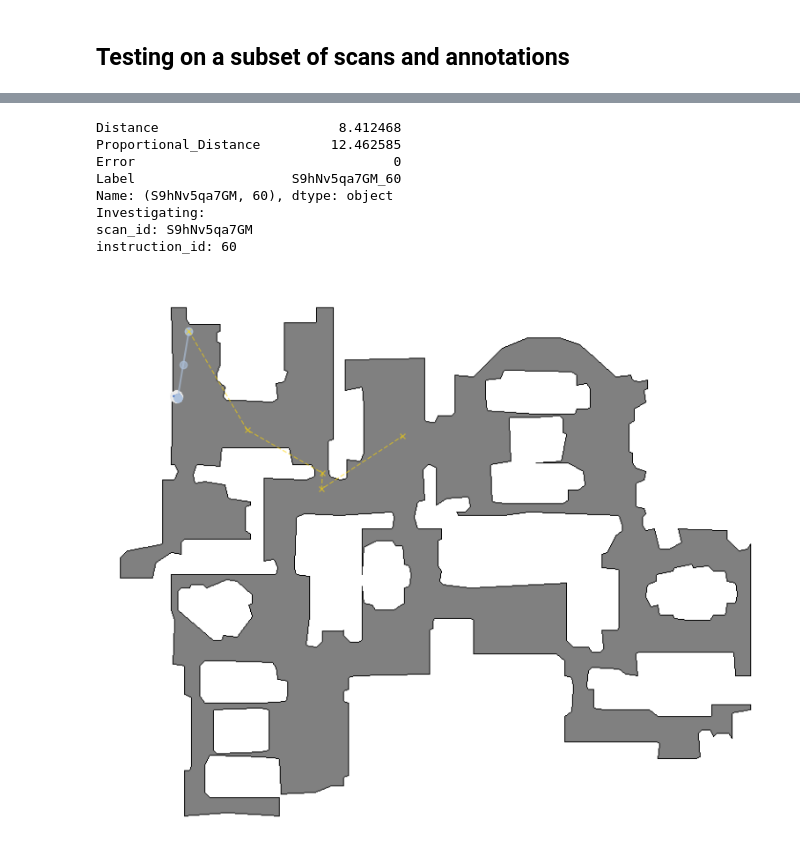
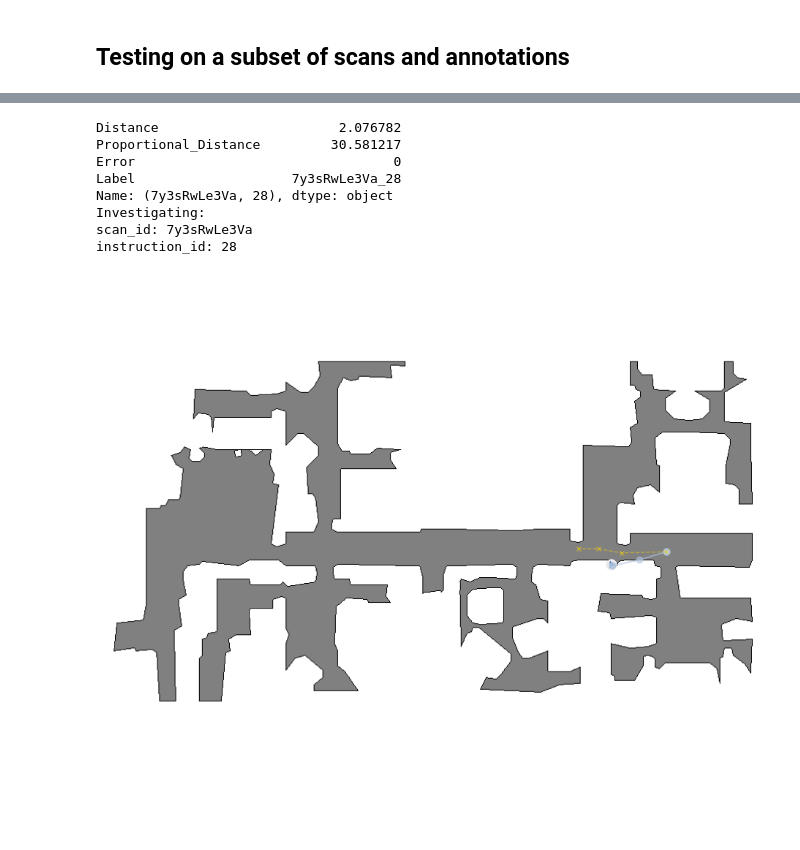
Before and after one commit to wsychiu/OCOM5300M_ResearchProject, a Jupyter notebook: data_exploration/exploring_scenes.ipynb, the cells around one changed output, grey strips where cells are left out. Saved outputs shown, nothing was run; the diff lists cells and outputs as text; code cells hidden in the pictures; blank space fills up the shorter version.

```diff
--- a/data_exploration/exploring_scenes.ipynb
+++ b/data_exploration/exploring_scenes.ipynb
@@ -884,15 +884,15 @@ def decide_next_step(inferred_nav_instructions, panorama, agent_observations, pa
     assistant_prompt = f"""You must use the following structure when answering. Do not deviate from this format:
     I am currently working towards Navigation Checkpoint: X
     Navigation Checkpoint X instructions are to: ...
+
+    1. The first image (forward) shows ...
+    2. The second image (right) shows ...
+    3. The third image (behind) shows ...
+    4. The fourth image (left) shows ...
+
     Image that best aligns with Navigation Checkpoint X: Image X
     Why Image X was selected: Image X (direction) shows ...
     Selected image direction: X
-    """
-
-    """1. The first image (forward) shows ...
-    2. The second image (right) shows ...
-    3. The third image (behind) shows ...
-    4. The fourth image (left) shows ...
     """
 
     messages = [
@@ -1288,9 +1288,9 @@ You are attempting to use Flash Attention 2.0 without specifying a torch dtype.
 ## Testing on a subset of scans and annotations
 # %%
 # If running new trajectories, run simulation
-max_scans = 8           # Maximum number of scenes
+max_scans = 10           # Maximum number of scenes
 max_annotations = 2     # Maximum number of annotations / trajectories per scan
-max_actions = 10         # Maximum number of actions per experience
+max_actions = 8         # Maximum number of actions per experience
 verbose = 2
 
 custom_scan_id_list = scan_id_list
@@ -1507,34 +1509,34 @@ Saving to: /home/wes/Documents/outputs/2024-12-08_8-scans_2-annotations_10-actio
 # %%
 # Investigating a particularly interesting scan and annotation
-scan_id = 'mJXqzFtmKg4'
-instruction_id = 2943
+scan_id = '7y3sRwLe3Va'
+instruction_id = 28
 try:
     print(df_results.loc[(scan_id, instruction_id)])
 except:
     scan_id = df_results.index[0][0]
     instruction_id = df_results.index[0][1]
     print(df_results.loc[(scan_id, instruction_id)])
 
 print(f'Investigating:')
 print(f'scan_id: {scan_id}')
 print(f'instruction_id: {instruction_id}')
 
 # Displaying the map and trajectory achieved (vs gold path)
 topdown_map = outputs[scan_id][instruction_id]['topdown_map']
 nav_points = outputs[scan_id][instruction_id]['map_nav_points']
 gold_path = outputs[scan_id][instruction_id]['map_gold_path']
 distances = outputs[scan_id][instruction_id]['distances']
 display_map(topdown_map, key_points=nav_points, gold_path=gold_path)
 # %% [output]
-Distance                       8.412468
-Proportional_Distance         12.462585
+Distance                       2.076782
+Proportional_Distance         30.581217
 Error                                 0
-Label                    S9hNv5qa7GM_60
-Name: (S9hNv5qa7GM, 60), dtype: object
+Label                    7y3sRwLe3Va_28
+Name: (7y3sRwLe3Va, 28), dtype: object
 Investigating:
-scan_id: S9hNv5qa7GM
-instruction_id: 60
+scan_id: 7y3sRwLe3Va
+instruction_id: 28
-[figure, old version]
+[figure, new version]
 # %%
 # Looking more closely into a single trajectory
 for annotation in rxr_annotations[scan_id]:
```
Also changed, not shown: parts of 3 cells of this notebook.
